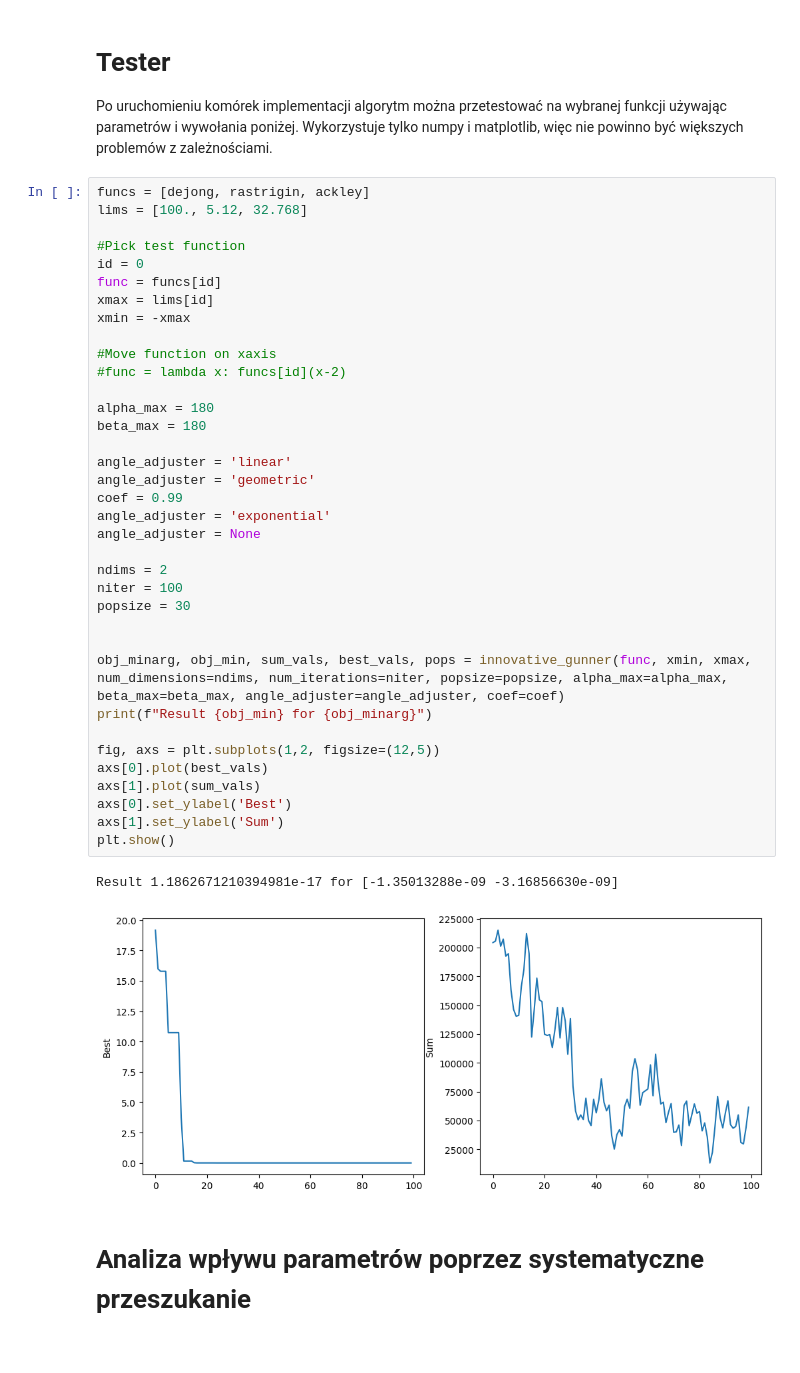
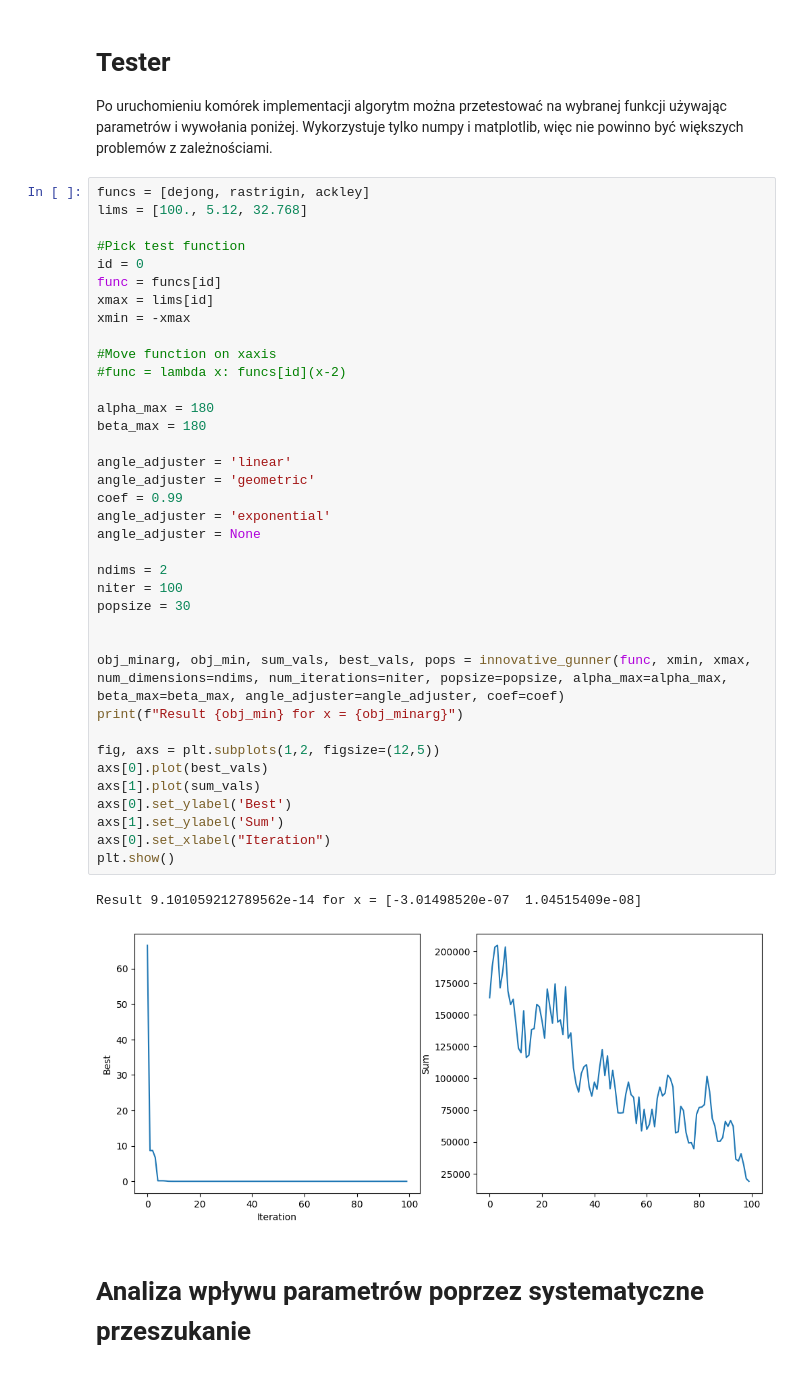
Before and after one commit to isso1550/MSWIO_24Z, a Jupyter notebook: cw12/MSWIO_AIG_CW12Bonus_Filip_Horst.ipynb, the cells around one changed output. Drawn from its saved outputs; the diff is of its cells as text.

```diff
--- a/cw12/MSWIO_AIG_CW12Bonus_Filip_Horst.ipynb
+++ b/cw12/MSWIO_AIG_CW12Bonus_Filip_Horst.ipynb
@@ -132,36 +131,37 @@ id = 0
 func = funcs[id]
 xmax = lims[id]
 xmin = -xmax
 
 #Move function on xaxis
 #func = lambda x: funcs[id](x-2)
 
 alpha_max = 180
 beta_max = 180
 
 angle_adjuster = 'linear'
 angle_adjuster = 'geometric'
 coef = 0.99
 angle_adjuster = 'exponential'
 angle_adjuster = None
 
 ndims = 2
 niter = 100
 popsize = 30
 
 
 obj_minarg, obj_min, sum_vals, best_vals, pops = innovative_gunner(func, xmin, xmax, num_dimensions=ndims, num_iterations=niter, popsize=popsize, alpha_max=alpha_max, beta_max=beta_max, angle_adjuster=angle_adjuster, coef=coef)
-print(f"Result {obj_min} for {obj_minarg}")
+print(f"Result {obj_min} for x = {obj_minarg}")
 
 fig, axs = plt.subplots(1,2, figsize=(12,5))
 axs[0].plot(best_vals)
 axs[1].plot(sum_vals)
 axs[0].set_ylabel('Best')
 axs[1].set_ylabel('Sum')
+axs[0].set_xlabel("Iteration")
 plt.show()
 # %% [output]
-Result 1.1862671210394981e-17 for [-1.35013288e-09 -3.16856630e-09]
+Result 9.101059212789562e-14 for x = [-3.01498520e-07  1.04515409e-08]
-[figure, old version]
+[figure, new version]
 # %% [markdown]
 # Analiza wpływu parametrów poprzez systematyczne przeszukanie
 # %% [markdown]
```
Also changed, not shown: parts of 18 cells of this notebook.
